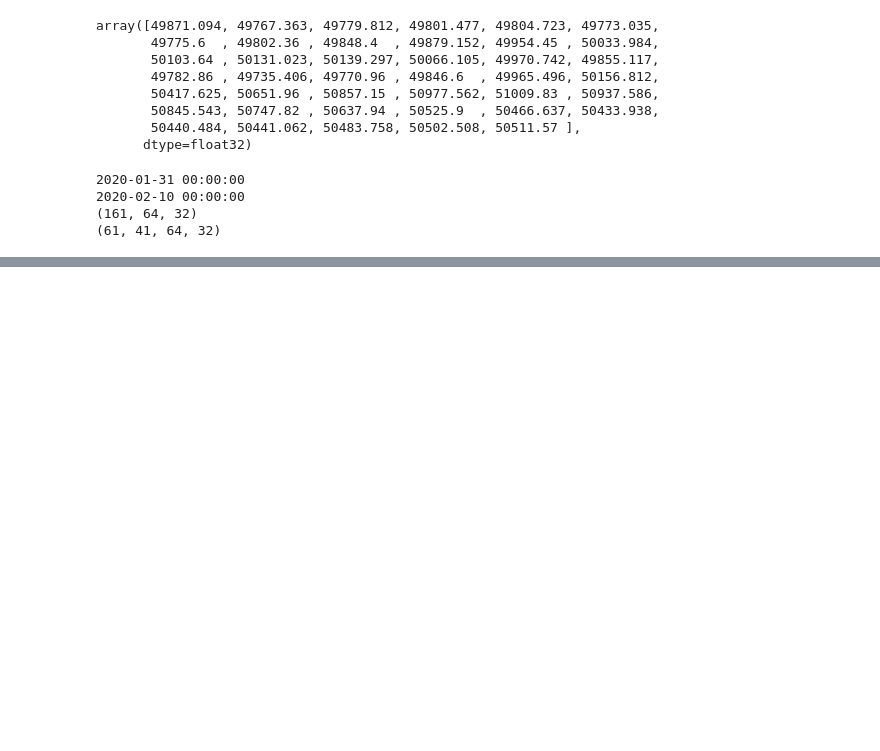
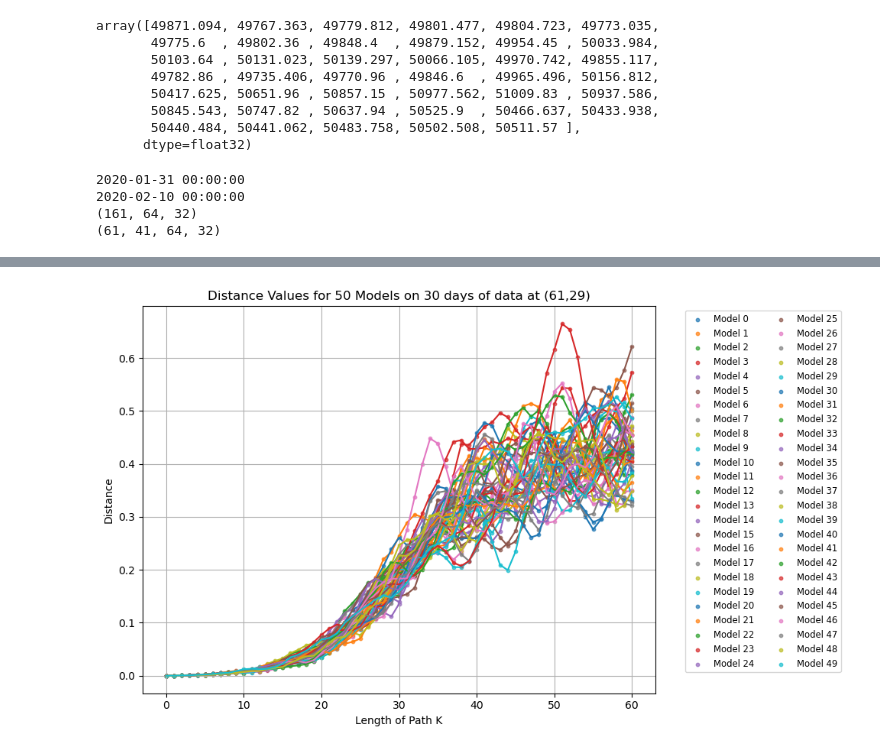
Before and after one commit to archerdodson/WeatherBench2-Implementation, a Jupyter notebook: Term2/Term2Cleanup.ipynb, the cells around one changed output, grey strips where cells are left out. Cells and saved outputs as stored; diff of their text form; code cells hidden in the pictures; blank space fills up the shorter version.

```diff
--- a/Term2/Term2Cleanup.ipynb
+++ b/Term2/Term2Cleanup.ipynb
@@ -667,0 +499,17 @@ def pkscaleall50(observations,forecasts,k,long,lat):
+# %%
+def ensworkflowsecond(observations, forecasts, long, lat):
+    ob = observations
+    fo = forecasts
+    modelnum = fo.shape[1]
+    lag = fo.shape[2]
+    pkarary = np.zeros((modelnum, lag, 3))
+    distancearray = np.zeros((modelnum, lag))
+    scorearray = np.zeros((modelnum, lag))
+    for f in range(modelnum):
+        print(f)
+        fof = fo[:,f,:,:,:]
+        newpk, distance,score = pk(ob,fof,long,lat)
+        pkarary[f,:,:] = newpk
+        distancearray[f,:] = distance
+        scorearray[f,:] = score
+    return (pkarary, distancearray, scorearray)
@@ -667,0 +520,3 @@ def pkscaleall50(observations,forecasts,k,long,lat):
+# %%
+obtest = np.load('cutobsdays30lag61.npy')
+fortest = np.load('forecast1valsdays30lag61.npy')
@@ -667,0 +527,2 @@ def pkscaleall50(observations,forecasts,k,long,lat):
+# %%
+pkarary1, distancearray1, scorearray1 = ensworkflowsecond(obtest, fortest, long =61, lat=29)
@@ -667,0 +575,24 @@ def pkscaleall50(observations,forecasts,k,long,lat):
+# %%
+plt.figure(figsize=(10, 6))
+
+# Iterate through each of the 50 models (columns in the array)
+for f in range(50):
+    plt.scatter(
+            np.arange(distancearray1[f,:].shape[0]),  # Time steps (x-axis)
+            distancearray1[f,:],     # Model predictions (y-axis)
+            label=f'Model ' +str(f),
+            alpha=0.7,                # Adjust transparency
+            s=10)
+    plt.plot(np.arange(distancearray1[f,:].shape[0]), distancearray1[f,:], alpha=1)                # Size of the dots
+# Customize the plot
+plt.title('Distance Values for 50 Models on 30 days of data at (61,29)')
+plt.xlabel('Length of Path K')
+plt.ylabel('Distance')
+plt.grid(True)
+plt.legend(bbox_to_anchor=(1.05, 1), loc='upper left', fontsize='small', ncol=2)  # Add a legend if desired
+plt.tight_layout()
+
+# Show the plot
+plt.show()
+# %% [output]
+[figure, added]
```
Also changed, not shown: parts of 74 cells of this notebook, 12 other files.
